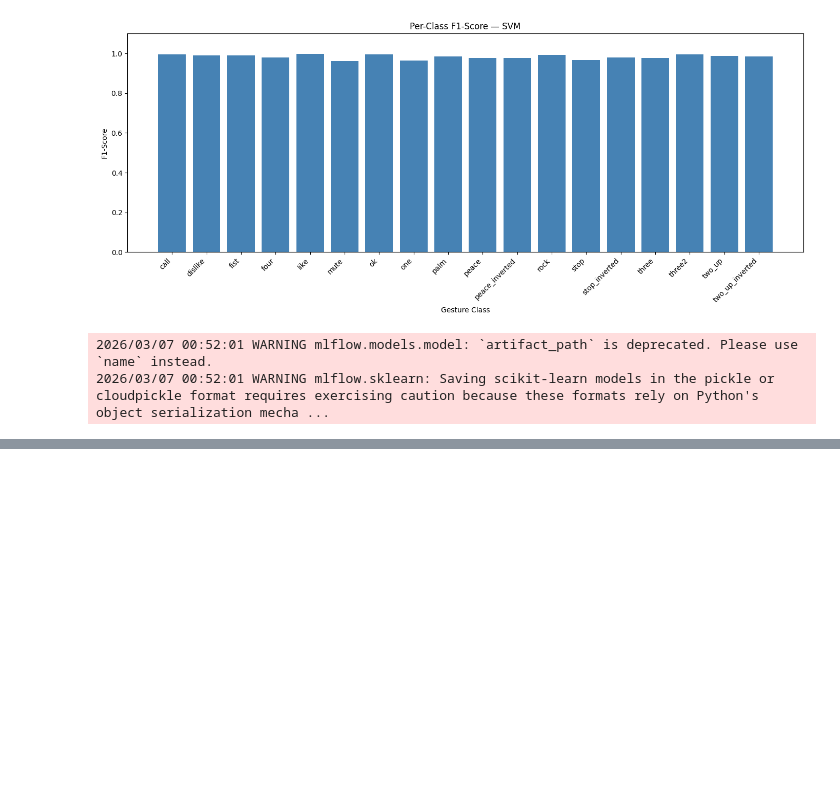
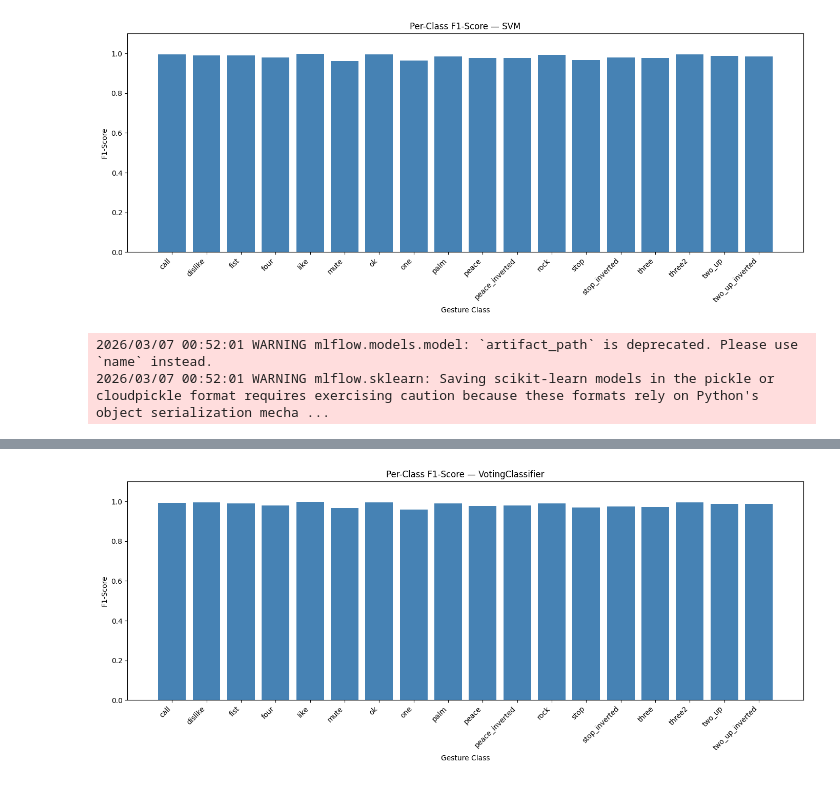
Before and after one commit to Abdelmohsenn/Hand-Gestures-Recognition-Model, a Jupyter notebook: HandGestureModel.ipynb, the cells around one changed output, grey strips where cells are left out. Drawn from its saved outputs; the diff is of its cells as text; code cells hidden in the pictures; blank space fills up the shorter version.

```diff
--- a/HandGestureModel.ipynb
+++ b/HandGestureModel.ipynb
@@ -738,0 +744,3 @@ log_experiment(
+# %%
+from sklearn.ensemble import VotingClassifier
+model_name="VotingClassifier"
@@ -738,0 +816,4 @@ log_experiment(
+# %%
+plot_perclass_f1(model_name, VotingModelPreds, Y_test, le.classes_)
+# %% [output]
+[figure, added]
```
Also changed, not shown: parts of 10 cells of this notebook, 10 other files.
